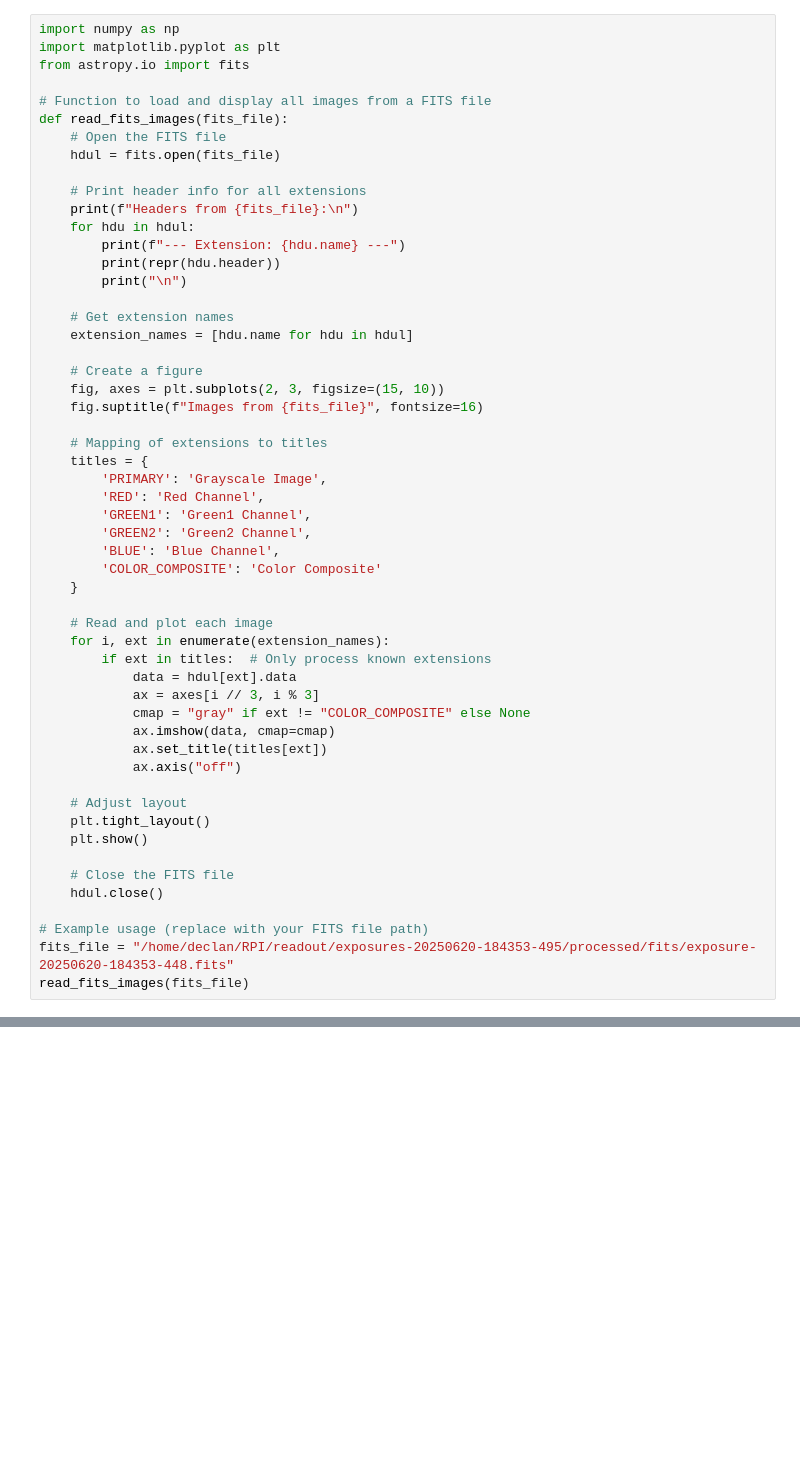
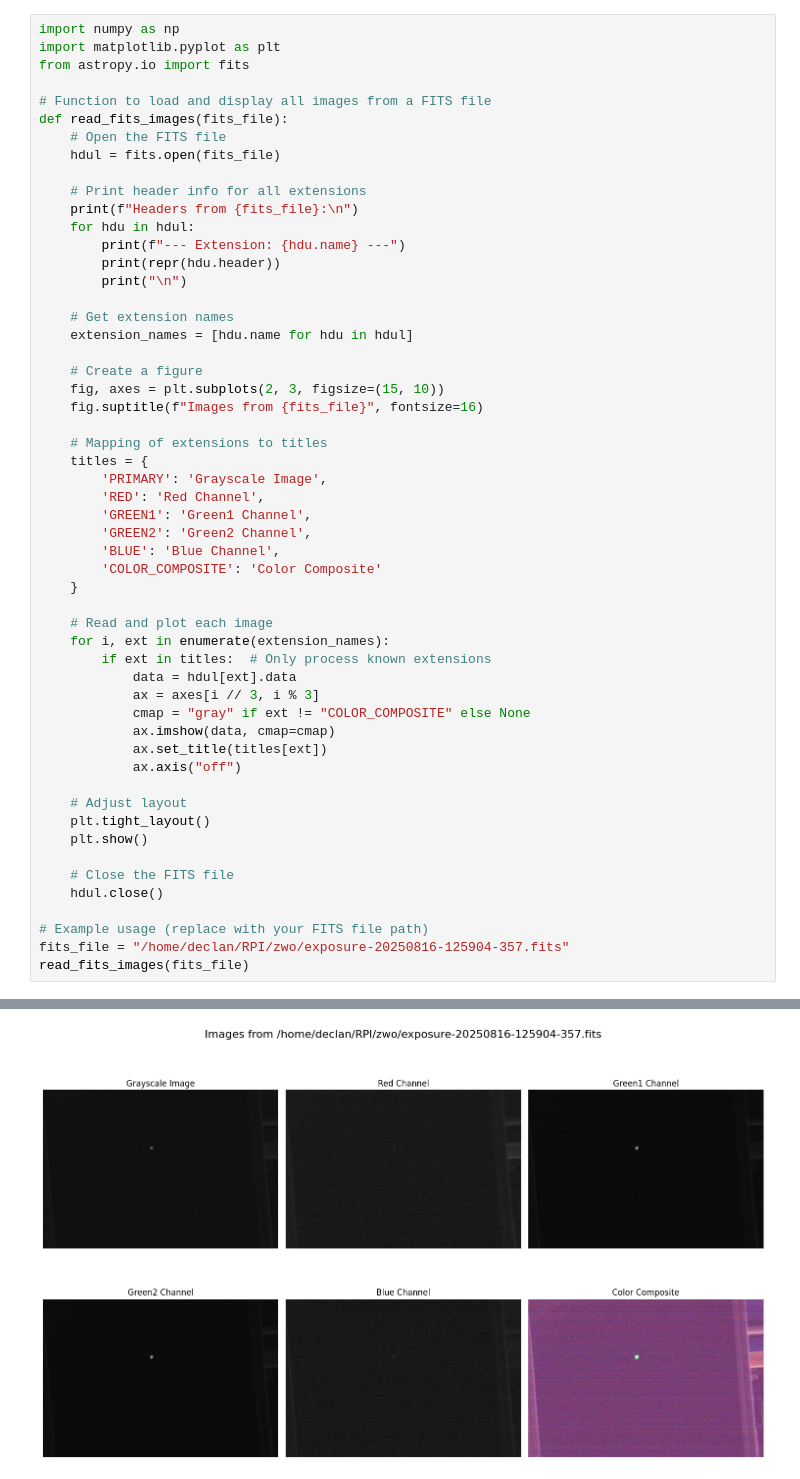
Before and after one commit to zangston/drone-polarimeter-calibration, a Jupyter notebook: read-fits.ipynb, the cells around one changed output, grey strips where cells are left out. Cells and saved outputs as stored; diff of their text form; blank space fills up the shorter version.

```diff
--- a/read-fits.ipynb
+++ b/read-fits.ipynb
@@ -50,6 +50,6 @@ def read_fits_images(fits_file):
     hdul.close()
 
 # Example usage (replace with your FITS file path)
-fits_file = "/home/declan/RPI/readout/exposures-20250620-184353-495/processed/fits/exposure-20250620-184353-448.fits"
+fits_file = "/home/declan/RPI/zwo/exposure-20250816-125904-357.fits"
 read_fits_images(fits_file)
 # %% [output]
@@ -56,0 +74 @@ FileNotFoundError: [Errno 2] No such file or directory: '/home/declan/RPI/readou
+[figure, added]
```
Also changed, not shown: parts of 1 cell of this notebook, 1 other file.
